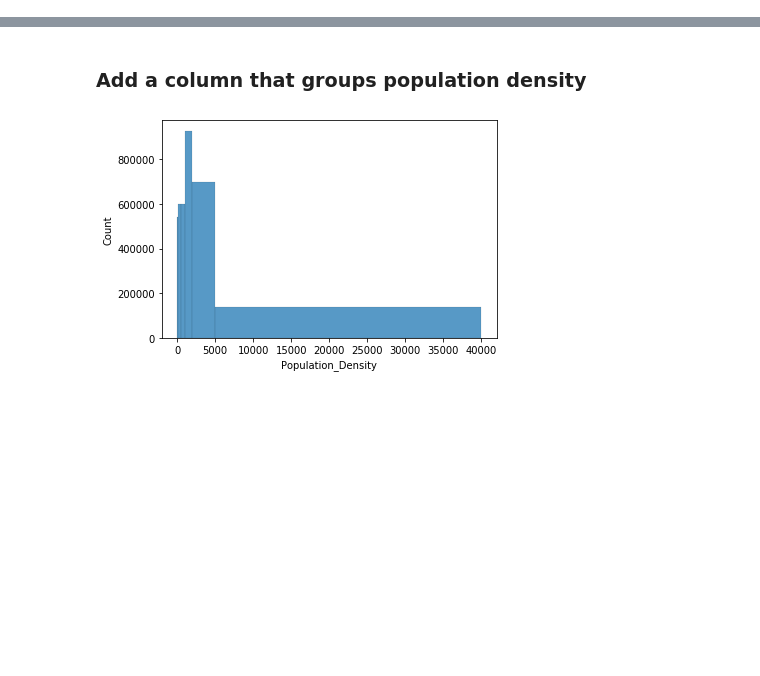
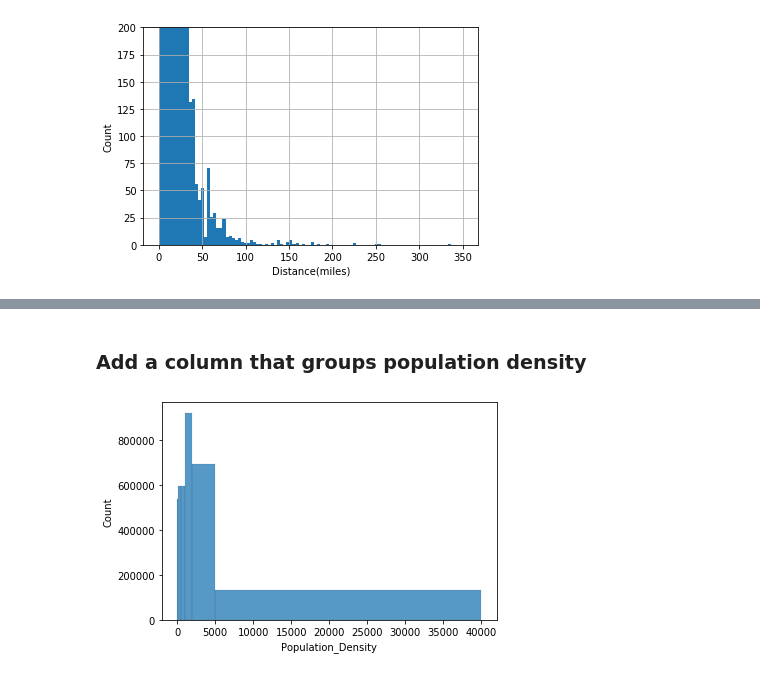
Before and after one commit to AdriaanGroot/WorkingTalent, a Jupyter notebook: AccidentAnalysis.ipynb, the cells around one changed output, grey strips where cells are left out. Cells and saved outputs as stored; diff of their text form; code cells hidden in the pictures; blank space fills up the shorter version.

```diff
--- a/AccidentAnalysis.ipynb
+++ b/AccidentAnalysis.ipynb
@@ -30,0 +83,9 @@ accidents = pd.read_csv(".\Accidents_Popdensity.csv",index_col=0,dtype=dtype_dic
+# %%
+plt.hist(accidents2["Distance(km)"]/1.6093, bins=np.linspace(0,350,101))
+plt.ylim(0,200)
+plt.xlabel('Distance(miles)')
+plt.ylabel('Count')
+plt.grid()
+plt.show()
+# %% [output]
+[figure, added]
```
Also changed, not shown: parts of 23 cells of this notebook.
